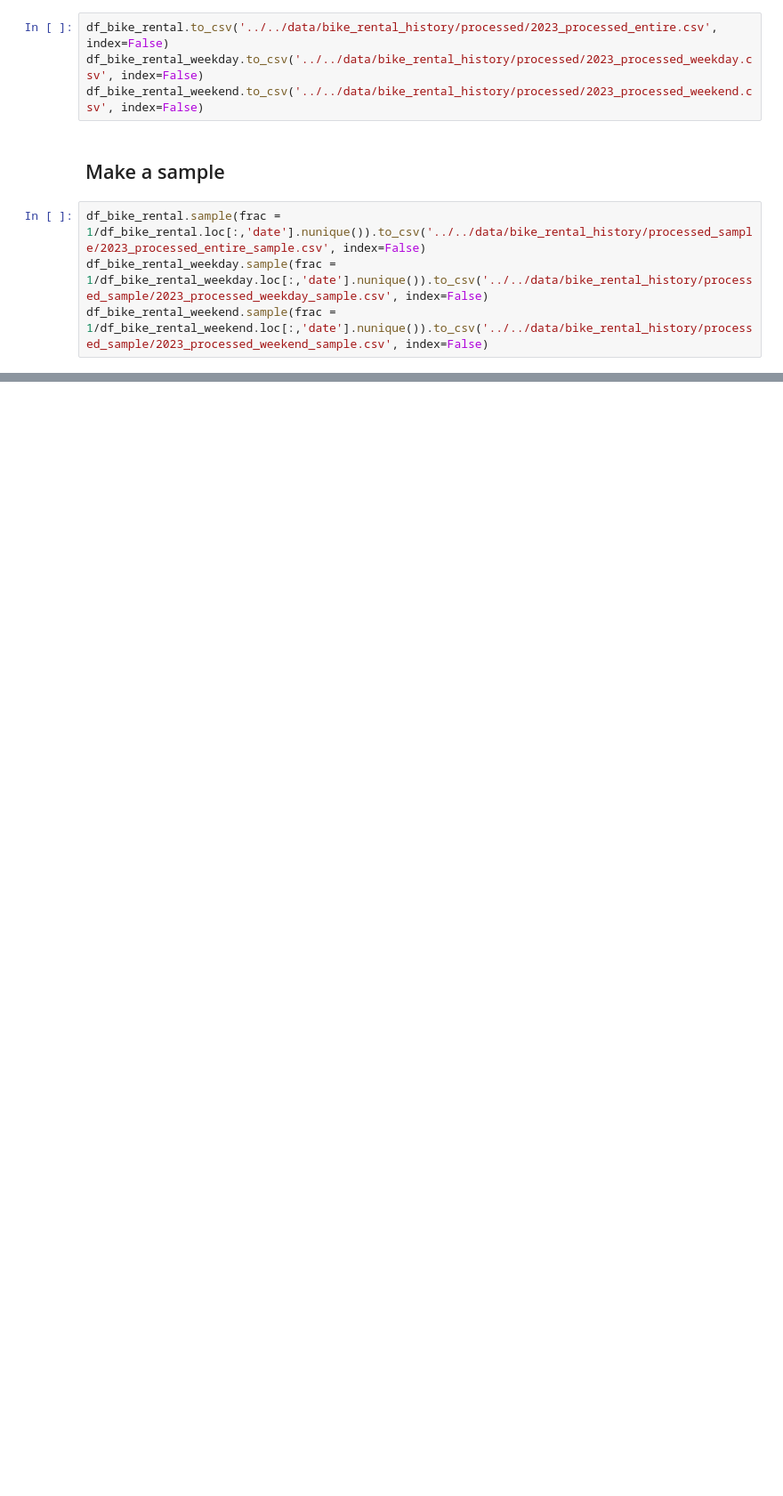
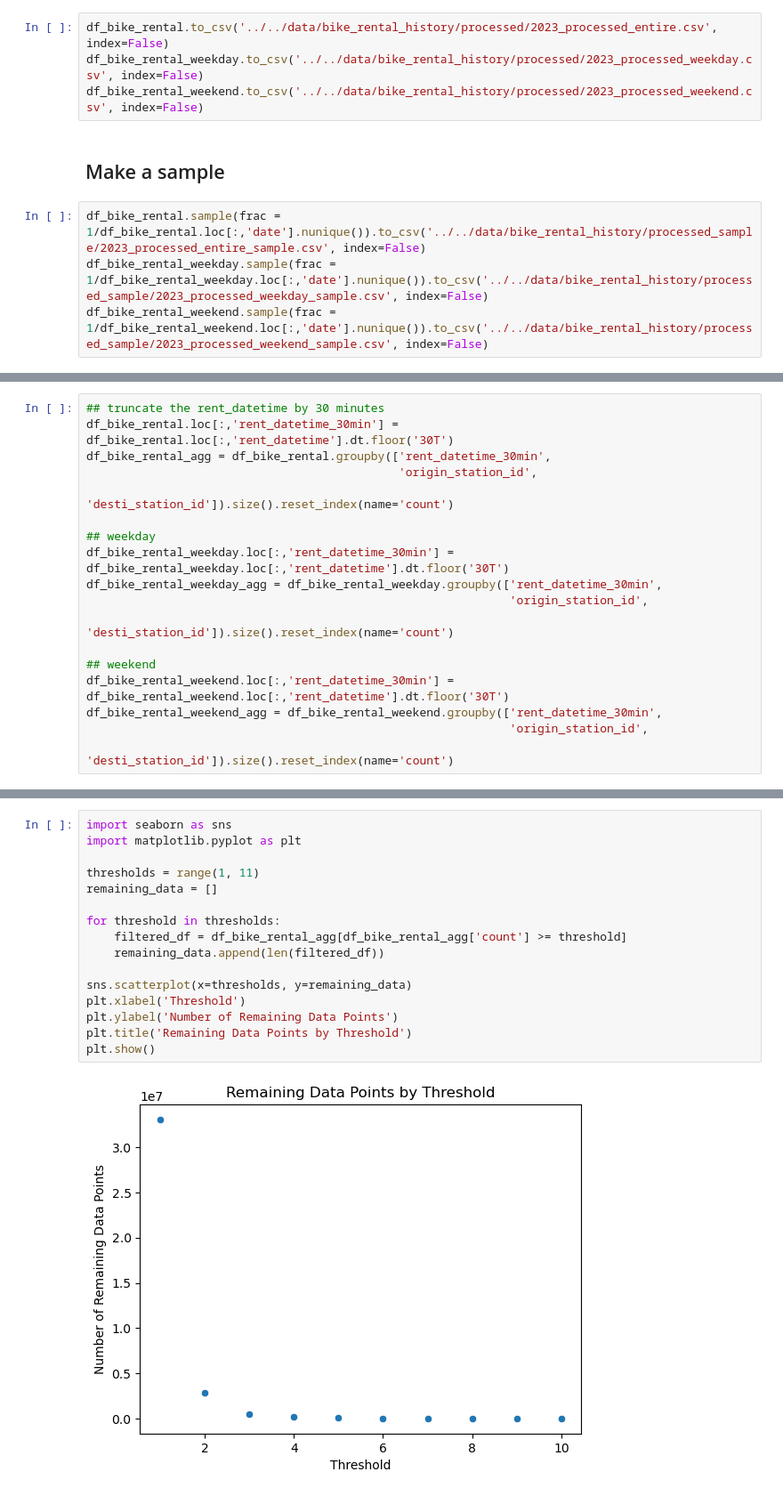
Before and after one commit to Aete/seoul-public-bike-analysis, a Jupyter notebook: notebooks/data_processing/process_1_clean_data.ipynb, the cells around one changed output, grey strips where cells are left out. Shown: that part at 89% size. Saved outputs shown, nothing was run; the diff lists cells and outputs as text; blank space fills up the shorter version.

```diff
--- a/notebooks/data_processing/process_1_clean_data.ipynb
+++ b/notebooks/data_processing/process_1_clean_data.ipynb
@@ -88,0 +94,18 @@ df_bike_rental_weekend.sample(frac = 1/df_bike_rental_weekend.loc[:,'date'].nuni
+# %%
+## truncate the rent_datetime by 30 minutes
+df_bike_rental.loc[:,'rent_datetime_30min'] = df_bike_rental.loc[:,'rent_datetime'].dt.floor('30T')
+df_bike_rental_agg = df_bike_rental.groupby(['rent_datetime_30min',
+                                             'origin_station_id',
+                                             'desti_station_id']).size().reset_index(name='count')
+
+## weekday
+df_bike_rental_weekday.loc[:,'rent_datetime_30min'] = df_bike_rental_weekday.loc[:,'rent_datetime'].dt.floor('30T')
+df_bike_rental_weekday_agg = df_bike_rental_weekday.groupby(['rent_datetime_30min',
+                                                             'origin_station_id',
+                                                             'desti_station_id']).size().reset_index(name='count')
+
+## weekend
+df_bike_rental_weekend.loc[:,'rent_datetime_30min'] = df_bike_rental_weekend.loc[:,'rent_datetime'].dt.floor('30T')
+df_bike_rental_weekend_agg = df_bike_rental_weekend.groupby(['rent_datetime_30min',
+                                                             'origin_station_id',
+                                                             'desti_station_id']).size().reset_index(name='count')
@@ -88,0 +118,18 @@ df_bike_rental_weekend.sample(frac = 1/df_bike_rental_weekend.loc[:,'date'].nuni
+# %%
+import seaborn as sns
+import matplotlib.pyplot as plt
+
+thresholds = range(1, 11)
+remaining_data = []
+
+for threshold in thresholds:
+    filtered_df = df_bike_rental_agg[df_bike_rental_agg['count'] >= threshold]
+    remaining_data.append(len(filtered_df))
+
+sns.scatterplot(x=thresholds, y=remaining_data)
+plt.xlabel('Threshold')
+plt.ylabel('Number of Remaining Data Points')
+plt.title('Remaining Data Points by Threshold')
+plt.show()
+# %% [output]
+[figure, added]
```
Also changed, not shown: parts of 5 cells of this notebook, 3 other files.
